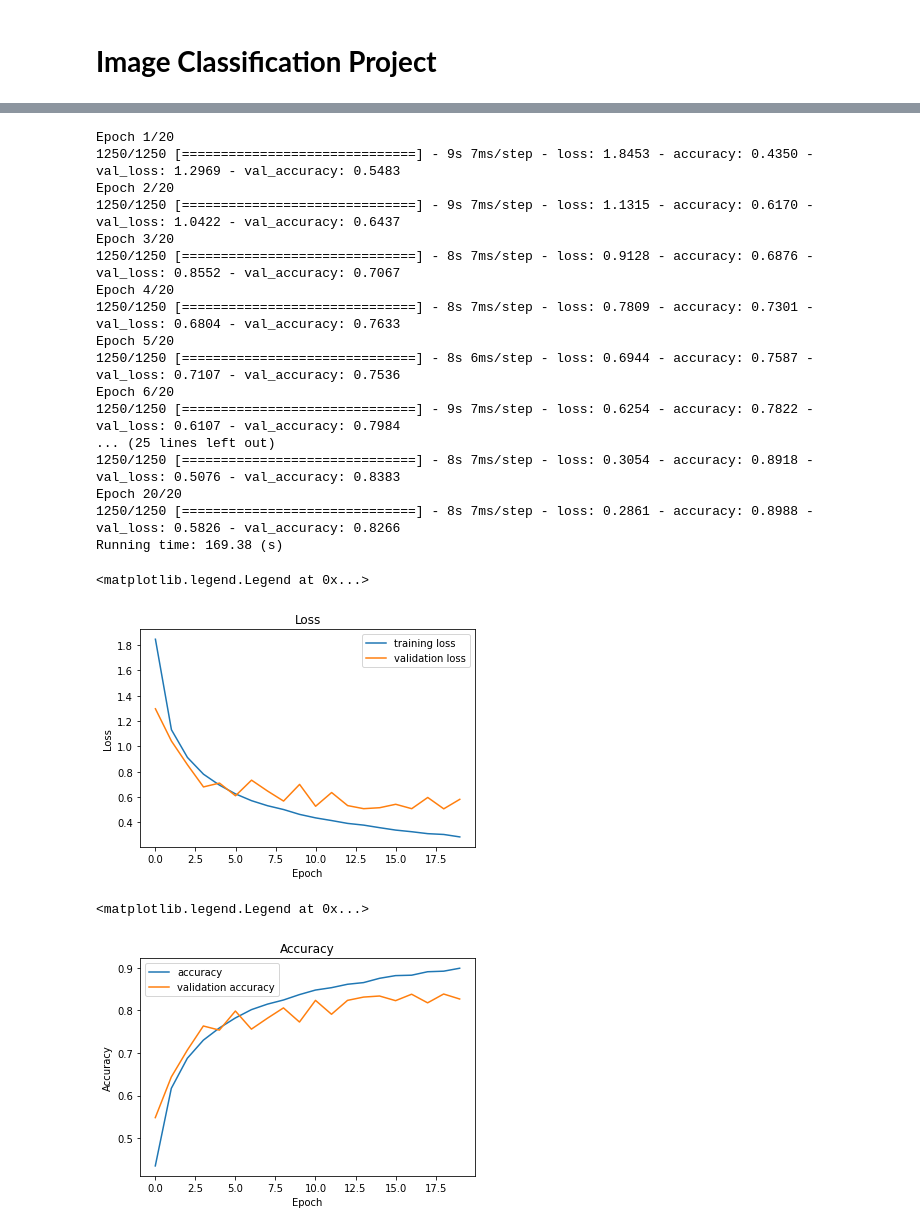
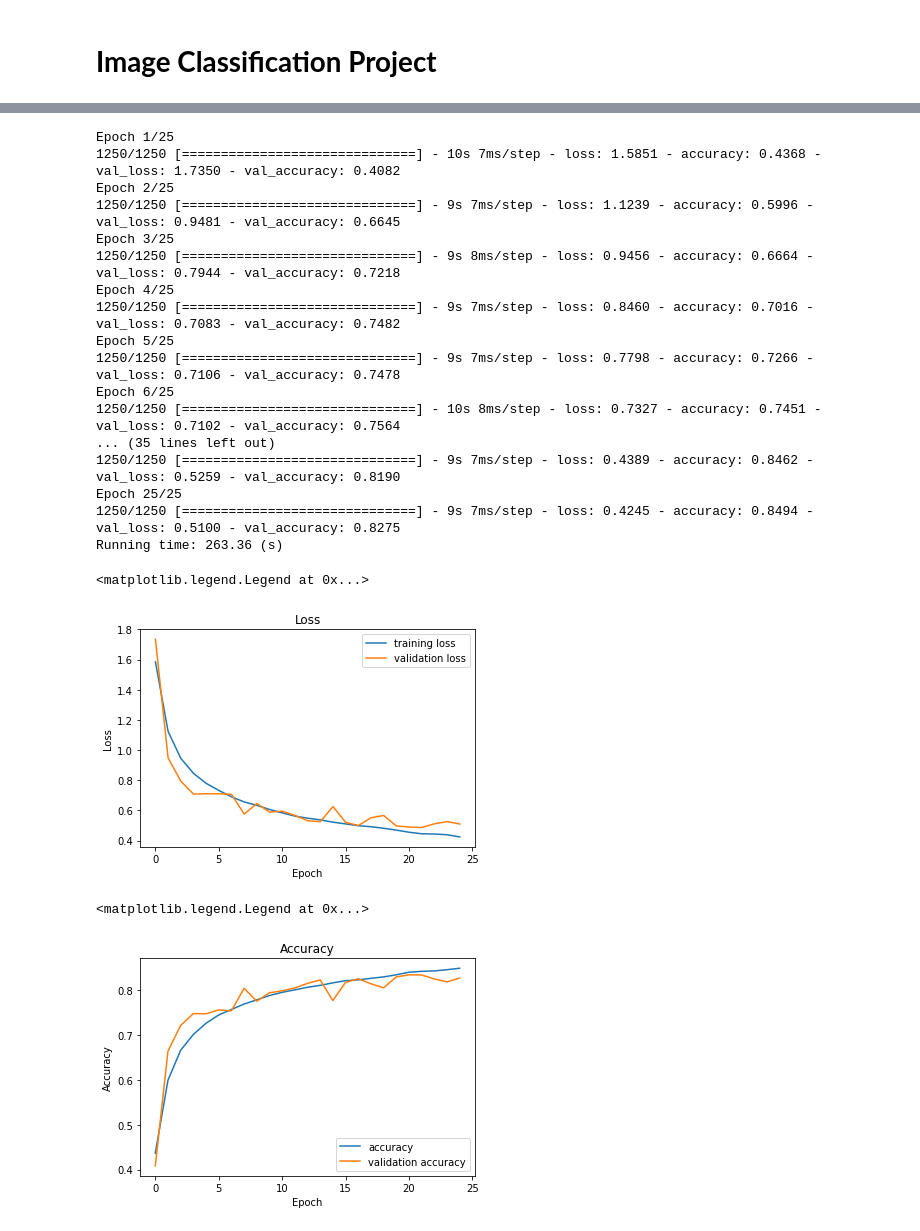
Before and after one commit to huynhspm/Basic_ML, a Jupyter notebook: Image Classification/Cifar10_Project.ipynb, the cells around one changed output, grey strips where cells are left out. Cells and saved outputs as stored; diff of their text form; code cells hidden in the pictures.

```diff
--- a/Image Classification/Cifar10_Project.ipynb
+++ b/Image Classification/Cifar10_Project.ipynb
@@ -61,27 +64,32 @@ X_test = X_test/255.0
 model = Sequential()
 
 model.add(Conv2D(32, (3, 3), activation='relu', padding='same', input_shape=(32, 32, 3)))
+model.add(Conv2D(32, (3, 3), activation='relu', padding='same', input_shape=(32, 32, 3)))
+model.add(Dropout(0.2))
 model.add(BatchNormalization())
-model.add(Conv2D(32, (3, 3), activation='relu', padding='same'))
-model.add(BatchNormalization())
+
+model.add(Conv2D(64, (3, 3), activation='relu', padding='same'))
 model.add(MaxPooling2D(pool_size=(2,2)))
 model.add(Dropout(0.2))
+model.add(BatchNormalization())
 
 model.add(Conv2D(64, (3, 3), activation='relu', padding='same'))
+model.add(MaxPooling2D(pool_size=(2,2)))
+model.add(Dropout(0.2))
 model.add(BatchNormalization())
-model.add(Conv2D(64, (3, 3), activation='relu', padding='same'))
-model.add(BatchNormalization())
-model.add(MaxPooling2D(pool_size=(2,2)))
-model.add(Dropout(0.3))
 
 model.add(Conv2D(128, (3, 3), activation='relu', padding='same'))
+model.add(MaxPooling2D(pool_size=(2,2)))
+model.add(Dropout(0.2))
 model.add(BatchNormalization())
-model.add(Conv2D(128, (3, 3), activation='relu', padding='same'))
-model.add(BatchNormalization())
-model.add(MaxPooling2D(pool_size=(2,2)))
-model.add(Dropout(0.4))
 
 model.add(Flatten())
+model.add(Dropout(0.2))
+
+model.add(Dense(128, activation='relu'))
+model.add(Dropout(0.2))
+model.add(BatchNormalization())
+
 model.add(Dense(10, activation='softmax'))
 model.compile(loss='sparse_categorical_crossentropy', optimizer='adam', metrics=['accuracy'])
 
@@ -107,30 +115,30 @@ _________________________________________________________________
 # %%
 # 6. train model
 start_time = time.time()
-H = model.fit(X_train, y_train, validation_split=0.2, batch_size=32, epochs=20, verbose=1)
+H = model.fit(X_train, y_train, validation_split=0.2, batch_size=32, epochs=25, verbose=1)
 end_time = time.time()
 print("Running time: %.2f (s)" % (end_time - start_time))
 # %% [output]
-Epoch 1/20
-1250/1250 [==============================] - 9s 7ms/step - loss: 1.8453 - accuracy: 0.4350 - val_loss: 1.2969 - val_accuracy: 0.5483
-Epoch 2/20
-1250/1250 [==============================] - 9s 7ms/step - loss: 1.1315 - accuracy: 0.6170 - val_loss: 1.0422 - val_accuracy: 0.6437
-Epoch 3/20
-1250/1250 [==============================] - 8s 7ms/step - loss: 0.9128 - accuracy: 0.6876 - val_loss: 0.8552 - val_accuracy: 0.7067
-Epoch 4/20
-1250/1250 [==============================] - 8s 7ms/step - loss: 0.7809 - accuracy: 0.7301 - val_loss: 0.6804 - val_accuracy: 0.7633
-Epoch 5/20
-1250/1250 [==============================] - 8s 6ms/step - loss: 0.6944 - accuracy: 0.7587 - val_loss: 0.7107 - val_accuracy: 0.7536
-Epoch 6/20
-1250/1250 [==============================] - 9s 7ms/step - loss: 0.6254 - accuracy: 0.7822 - val_loss: 0.6107 - val_accuracy: 0.7984
-... (25 lines left out)
-1250/1250 [==============================] - 8s 7ms/step - loss: 0.3054 - accuracy: 0.8918 - val_loss: 0.5076 - val_accuracy: 0.8383
-Epoch 20/20
-1250/1250 [==============================] - 8s 7ms/step - loss: 0.2861 - accuracy: 0.8988 - val_loss: 0.5826 - val_accuracy: 0.8266
-Running time: 169.38 (s)
+Epoch 1/25
+1250/1250 [==============================] - 10s 7ms/step - loss: 1.5851 - accuracy: 0.4368 - val_loss: 1.7350 - val_accuracy: 0.4082
+Epoch 2/25
+1250/1250 [==============================] - 9s 7ms/step - loss: 1.1239 - accuracy: 0.5996 - val_loss: 0.9481 - val_accuracy: 0.6645
+Epoch 3/25
+1250/1250 [==============================] - 9s 8ms/step - loss: 0.9456 - accuracy: 0.6664 - val_loss: 0.7944 - val_accuracy: 0.7218
+Epoch 4/25
+1250/1250 [==============================] - 9s 7ms/step - loss: 0.8460 - accuracy: 0.7016 - val_loss: 0.7083 - val_accuracy: 0.7482
+Epoch 5/25
+1250/1250 [==============================] - 9s 7ms/step - loss: 0.7798 - accuracy: 0.7266 - val_loss: 0.7106 - val_accuracy: 0.7478
+Epoch 6/25
+1250/1250 [==============================] - 10s 8ms/step - loss: 0.7327 - accuracy: 0.7451 - val_loss: 0.7102 - val_accuracy: 0.7564
+... (35 lines left out)
+1250/1250 [==============================] - 9s 7ms/step - loss: 0.4389 - accuracy: 0.8462 - val_loss: 0.5259 - val_accuracy: 0.8190
+Epoch 25/25
+1250/1250 [==============================] - 9s 7ms/step - loss: 0.4245 - accuracy: 0.8494 - val_loss: 0.5100 - val_accuracy: 0.8275
+Running time: 263.36 (s)
 # %%
 # 7. Vẽ đồ thị loss của traning set và validation set
-numOfEpoch = 20
+numOfEpoch = 25
 plt.plot(np.arange(0, numOfEpoch), H.history['loss'], label='training loss')
 plt.plot(np.arange(0, numOfEpoch), H.history['val_loss'], label='validation loss')
 plt.title('Loss')
@@ -139,19 +147,19 @@ plt.ylabel('Loss')
 plt.legend()
 # %% [output]
 <matplotlib.legend.Legend at 0x...>
-[figure, old version]
+[figure, new version]
 # %%
 # 8. Vẽ đồ thị accuracy của traning set và validation set
-numOfEpoch = 20
+numOfEpoch = 25
 plt.plot(np.arange(0, numOfEpoch), H.history['accuracy'], label='accuracy')
 plt.plot(np.arange(0, numOfEpoch), H.history['val_accuracy'], label='validation accuracy')
 plt.title('Accuracy')
 plt.xlabel('Epoch')
 plt.ylabel('Accuracy')
 plt.legend()
 # %% [output]
 <matplotlib.legend.Legend at 0x...>
-[figure, old version]
+[figure, new version]
 # %%
 # 9.Đánh giá model với testset
 start_time = time.time()
```
Also changed, not shown: parts of 5 cells of this notebook.
